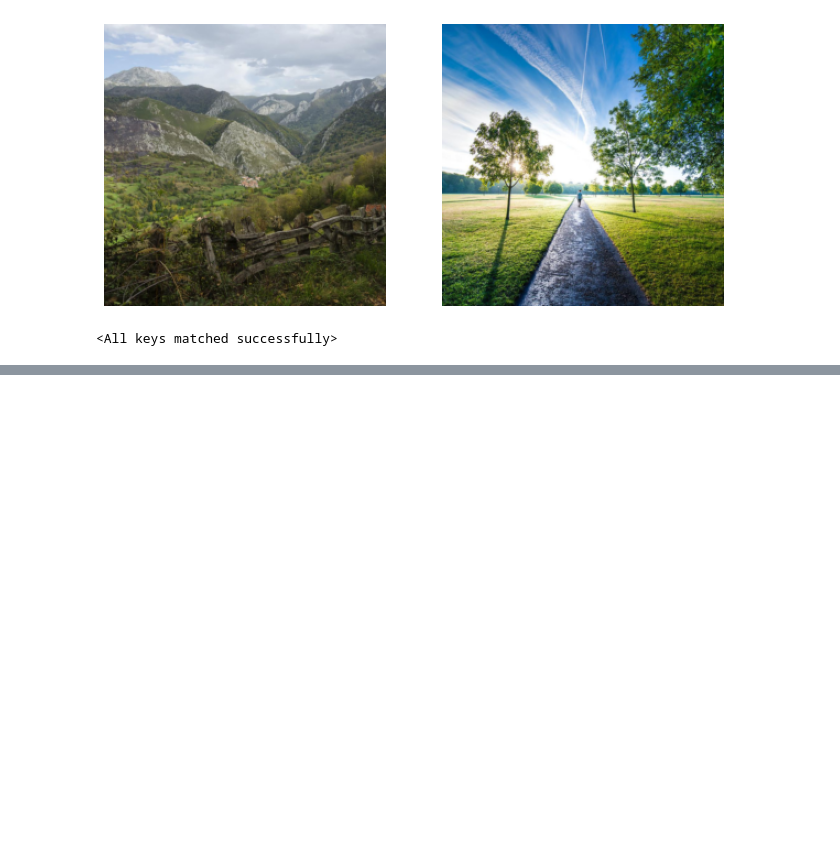
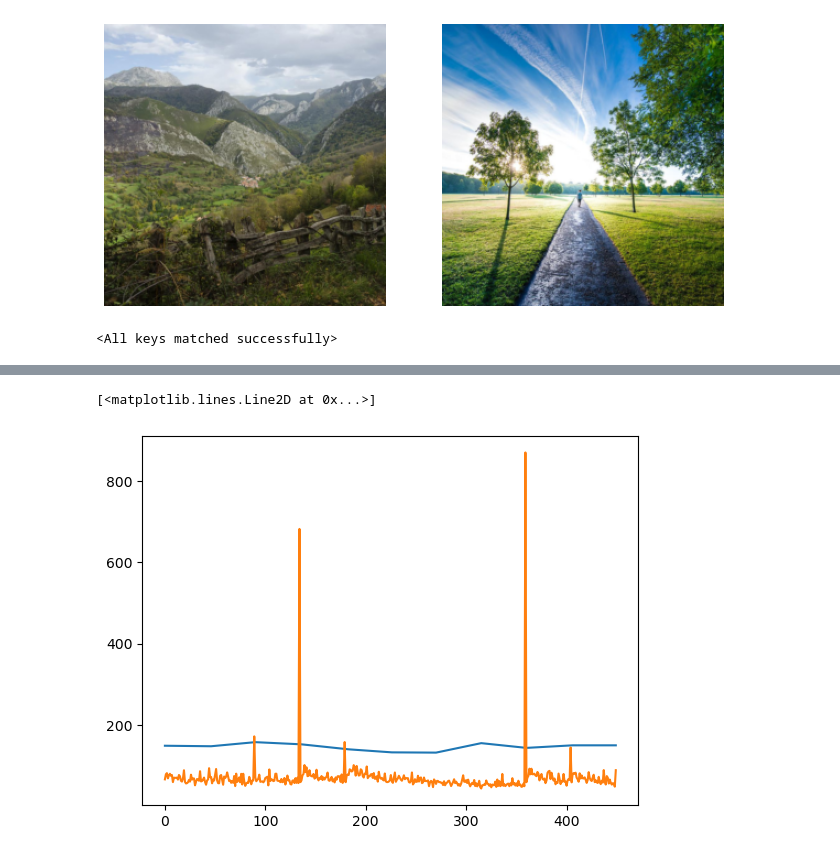
Before and after one commit to antonjolsson/image-colorization, a Jupyter notebook: image-colorization.ipynb, the cells around one changed output, grey strips where cells are left out. Cells and saved outputs as stored; diff of their text form; code cells hidden in the pictures; blank space fills up the shorter version.

```diff
--- a/image-colorization.ipynb
+++ b/image-colorization.ipynb
@@ -351,9 +353,13 @@ def validate(model, loss_fn, val_loader, device):
 # %%
 lr = 0.0001
 optimizer = torch.optim.Adam(base_model.parameters(), lr=lr)
-num_epochs = 1
+num_epochs = 10
 loss_fn = nn.MSELoss()
+print_every = 1
 
-model, train_losses, train_accs, val_losses, val_accs = training_loop(base_model, optimizer, loss_fn, small_train_dataloader, small_val_dataloader, num_epochs, lr, 1)
+if torch.cuda.is_available():
+    torch.cuda.empty_cache()
+
+model, train_losses, train_accs, val_losses, val_accs = training_loop(base_model, optimizer, loss_fn, train_dataloader, val_dataloader, num_epochs, lr, print_every)
 # %% [output]
 Starting training
@@ -382,3 +397,10 @@ with torch.no_grad():
+# %%
+val_losses_interp = np.interp(list(np.arange(len(val_losses), step=len(val_losses) / len(train_losses))), list(range(len(val_losses))), val_losses)
+plot(val_losses_interp)
+plot(train_losses)
+# %% [output]
+[<matplotlib.lines.Line2D at 0x...>]
+[figure, added]
 # %%
 torch.save(
     {
```
Also changed, not shown: parts of 4 cells of this notebook, 1 other file.
